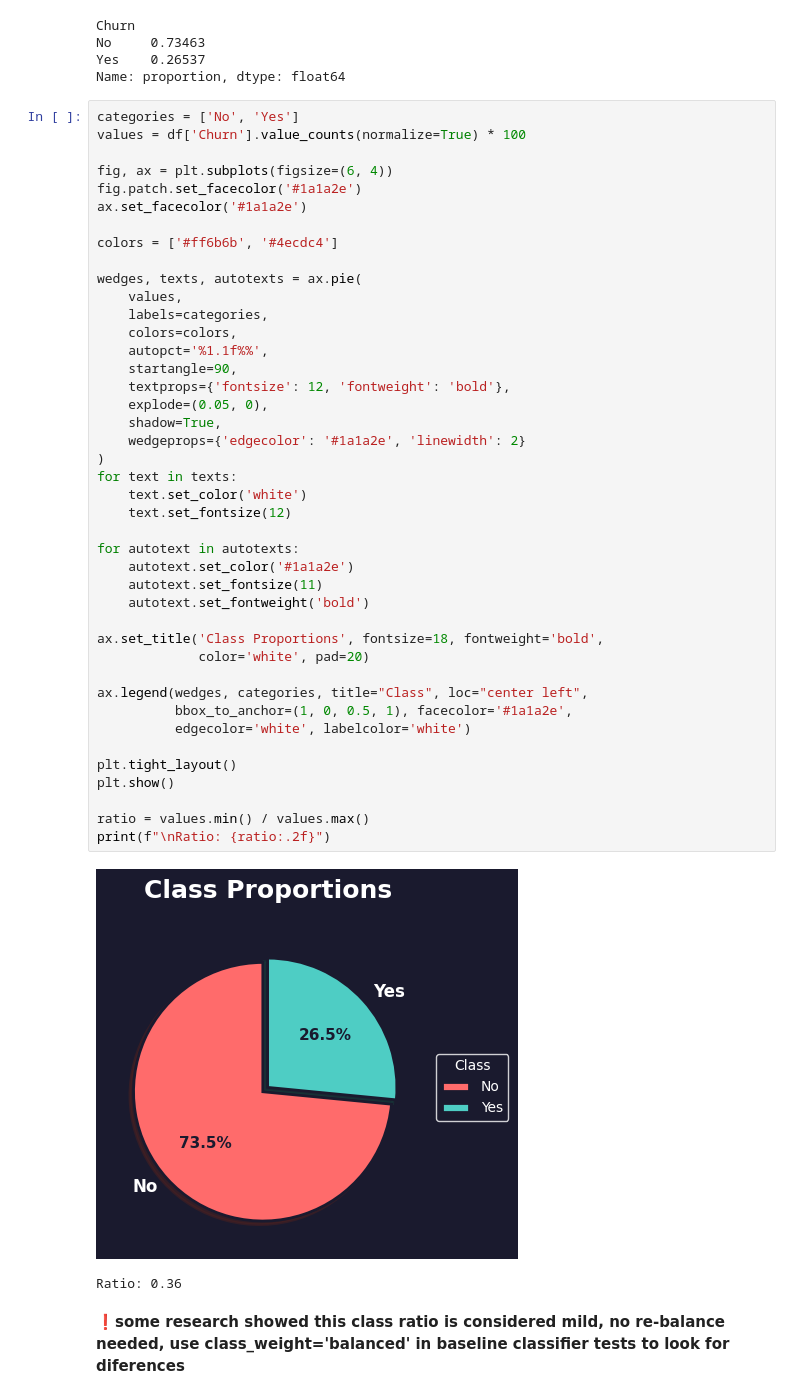
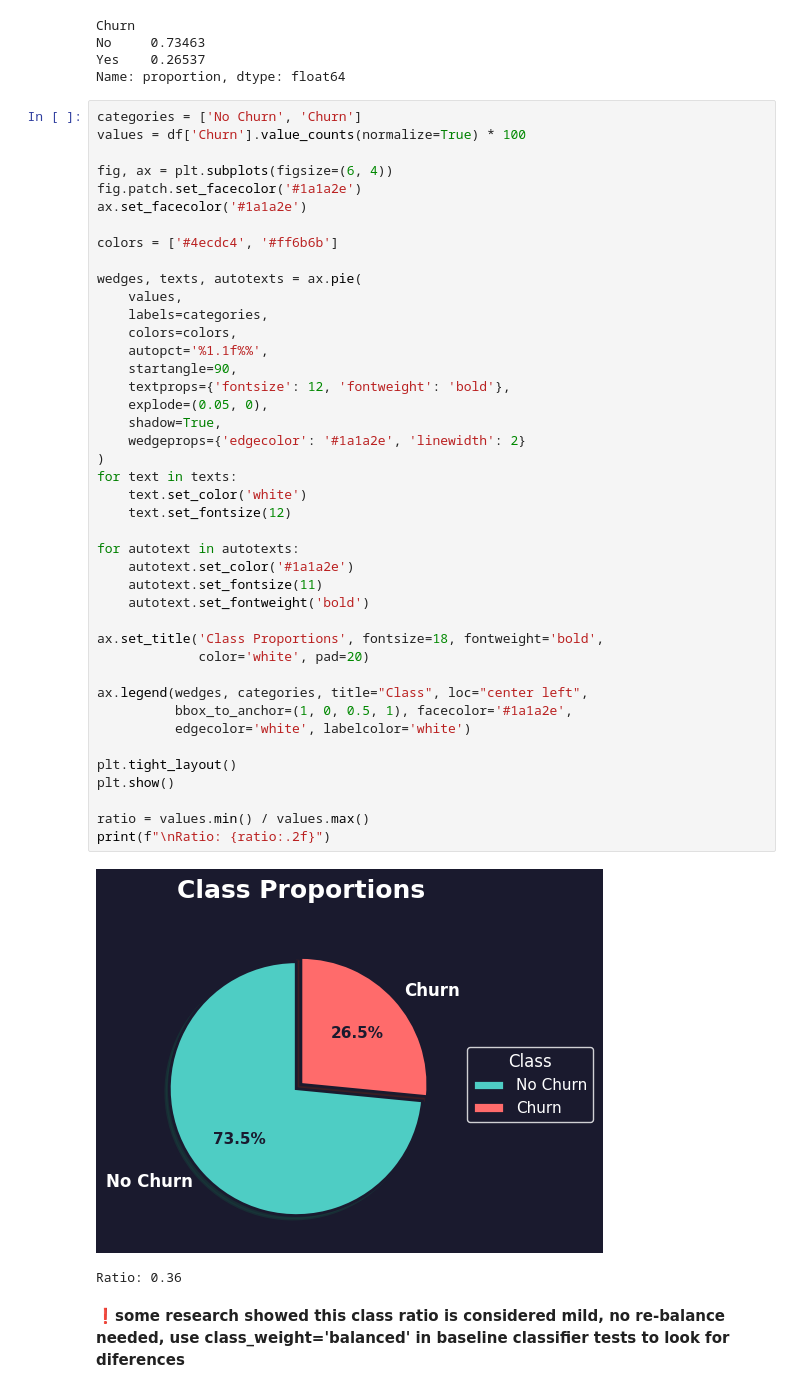
Before and after one commit to bluheart/fiap-tech-challenge-fase-1, a Jupyter notebook: notebooks/data_exploration.ipynb, the cells around one changed output. Cells and saved outputs as stored; diff of their text form.

Commit message:
plots for feature analysis

```diff
--- a/notebooks/data_exploration.ipynb
+++ b/notebooks/data_exploration.ipynb
@@ -106,14 +106,14 @@ No     0.73463
 Yes    0.26537
 Name: proportion, dtype: float64
 # %%
-categories = ['No', 'Yes']
+categories = ['No Churn', 'Churn']
 values = df['Churn'].value_counts(normalize=True) * 100
 
 fig, ax = plt.subplots(figsize=(6, 4))
 fig.patch.set_facecolor('#1a1a2e')
 ax.set_facecolor('#1a1a2e')
 
-colors = ['#ff6b6b', '#4ecdc4']
+colors = ['#4ecdc4', '#ff6b6b']
 
 wedges, texts, autotexts = ax.pie(
     values,
@@ -121,34 +121,34 @@ wedges, texts, autotexts = ax.pie(
     colors=colors,
     autopct='%1.1f%%',
     startangle=90,
     textprops={'fontsize': 12, 'fontweight': 'bold'},
     explode=(0.05, 0),
     shadow=True,
     wedgeprops={'edgecolor': '#1a1a2e', 'linewidth': 2}
 )
 for text in texts:
     text.set_color('white')
     text.set_fontsize(12)
 
 for autotext in autotexts:
     autotext.set_color('#1a1a2e')
     autotext.set_fontsize(11)
     autotext.set_fontweight('bold')
 
 ax.set_title('Class Proportions', fontsize=18, fontweight='bold',
              color='white', pad=20)
 
 ax.legend(wedges, categories, title="Class", loc="center left",
           bbox_to_anchor=(1, 0, 0.5, 1), facecolor='#1a1a2e',
           edgecolor='white', labelcolor='white')
 
 plt.tight_layout()
 plt.show()
 
 ratio = values.min() / values.max()
 print(f"\nRatio: {ratio:.2f}")
 # %% [output]
-[figure, old version]
+[figure, new version]
 Ratio: 0.36
 # %% [markdown]
 ❗**some research showed this class ratio is considered mild, no re-balance needed, use class_weight='balanced' in baseline classifier tests to look for diferences**
```
Also changed, not shown: parts of 3 cells of this notebook.
